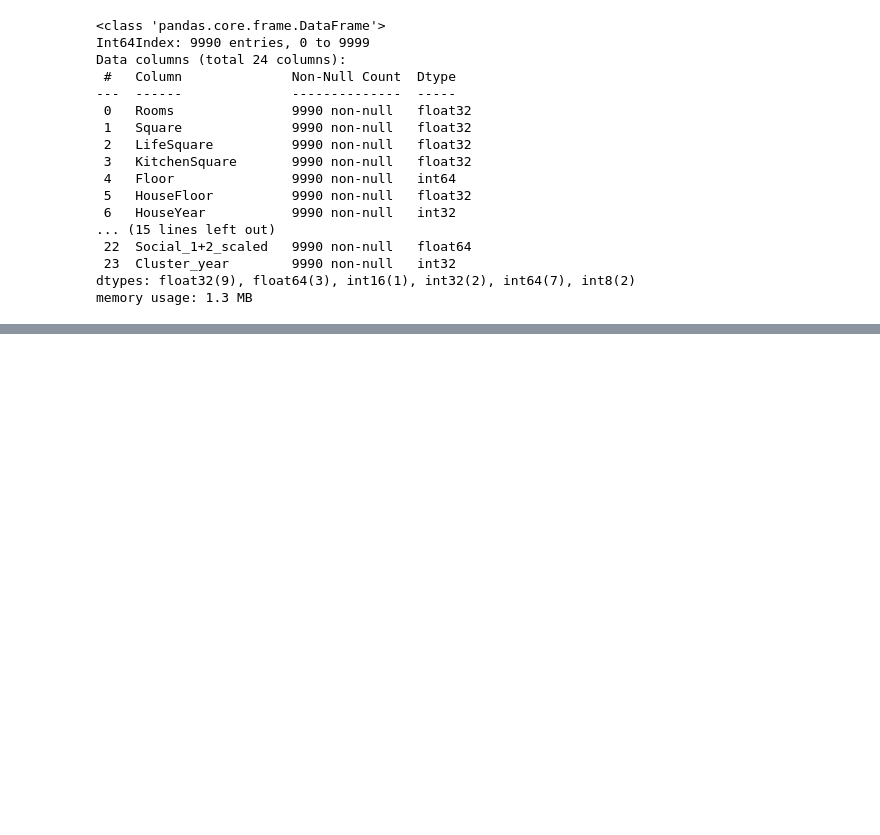
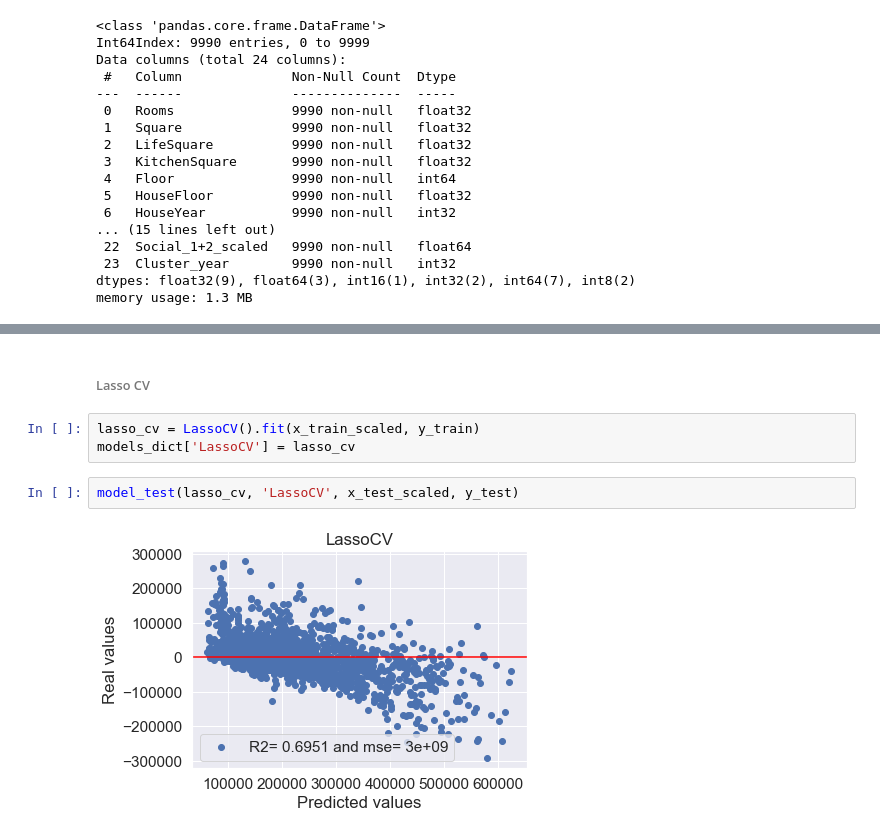
Before and after one commit to NickHlzv/Numpy-Pandas-Scikit, a Jupyter notebook: Course/Course.ipynb, the cells around one changed output, grey strips where cells are left out. Cells and saved outputs as stored; diff of their text form; blank space fills up the shorter version.

```diff
--- a/Course/Course.ipynb
+++ b/Course/Course.ipynb
@@ -991,0 +1100,9 @@ memory usage: 1.3 MB
+# %% [markdown]
+###### Lasso CV
+# %%
+lasso_cv = LassoCV().fit(x_train_scaled, y_train)
+models_dict['LassoCV'] = lasso_cv
+# %%
+model_test(lasso_cv, 'LassoCV', x_test_scaled, y_test)
+# %% [output]
+[figure, added]
```
Also changed, not shown: parts of 55 cells of this notebook, 2 other files.
